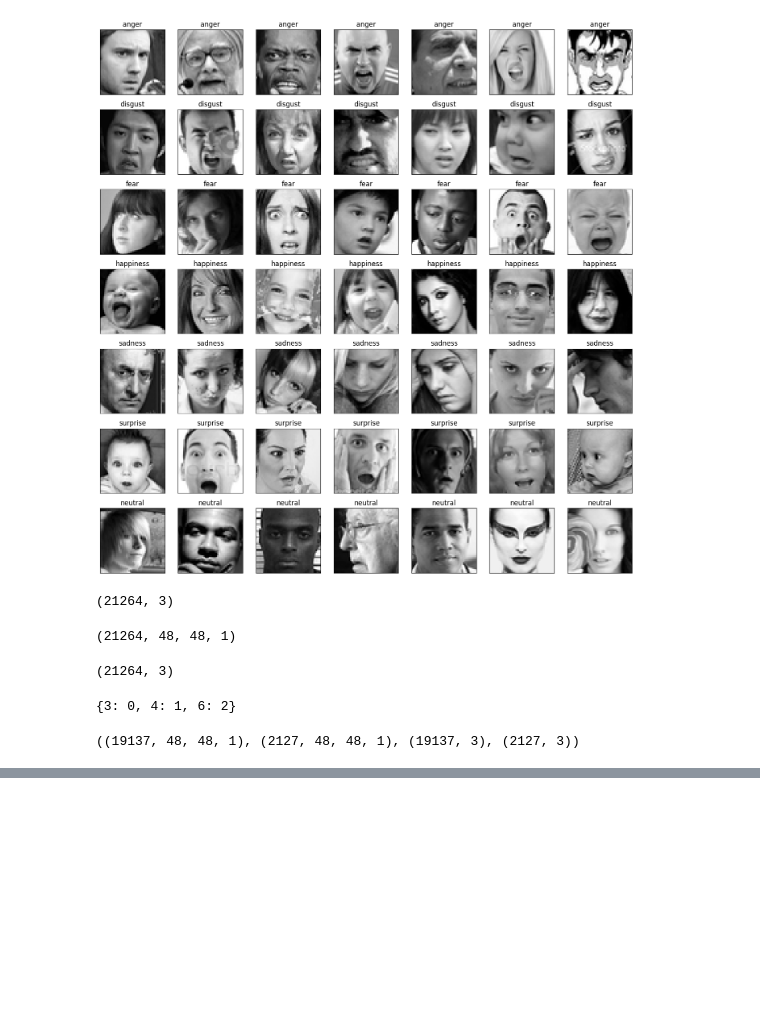
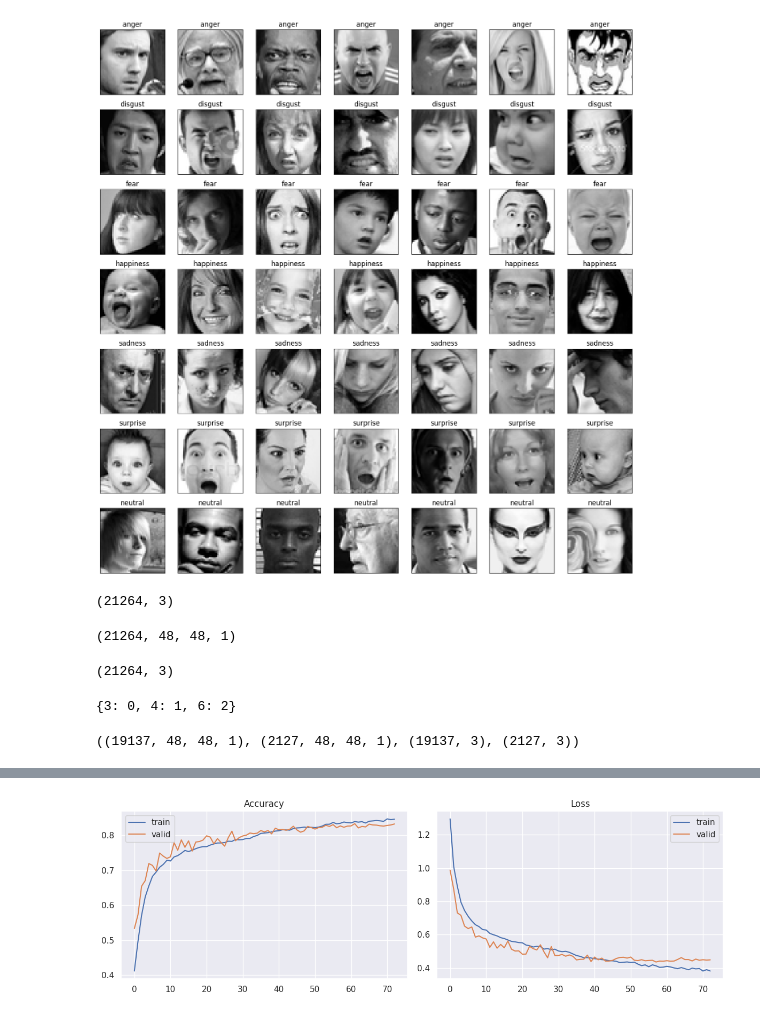
Before and after one commit to talha-bozan/emotion-recognition-ml, a Jupyter notebook: Untitled8.ipynb, the cells around one changed output, grey strips where cells are left out. Saved outputs shown, nothing was run; the diff lists cells and outputs as text; code cells hidden in the pictures; blank space fills up the shorter version.

```diff
--- a/Untitled8.ipynb
+++ b/Untitled8.ipynb
@@ -396,0 +406,23 @@ KeyboardInterrupt: ignored
+# %%
+import seaborn as sns
+import matplotlib.pyplot as plt
+
+# Assuming 'history' is a pre-defined object with epoch and history attributes
+sns.set()
+fig, (ax1, ax2) = plt.subplots(1, 2, figsize=(12, 4))
+
+# Accuracy Plot
+sns.lineplot(x=history.epoch, y=history.history['accuracy'], label='train', ax=ax1)
+sns.lineplot(x=history.epoch, y=history.history['val_accuracy'], label='valid', ax=ax1)
+ax1.set_title('Accuracy')
+
+# Loss Plot
+sns.lineplot(x=history.epoch, y=history.history['loss'], label='train', ax=ax2)
+sns.lineplot(x=history.epoch, y=history.history['val_loss'], label='valid', ax=ax2)
+ax2.set_title('Loss')
+
+plt.tight_layout()
+plt.savefig('epoch_history_dcnn.png')
+plt.show()
+# %% [output]
+[figure, added]
```
Also changed, not shown: parts of 9 cells of this notebook.
